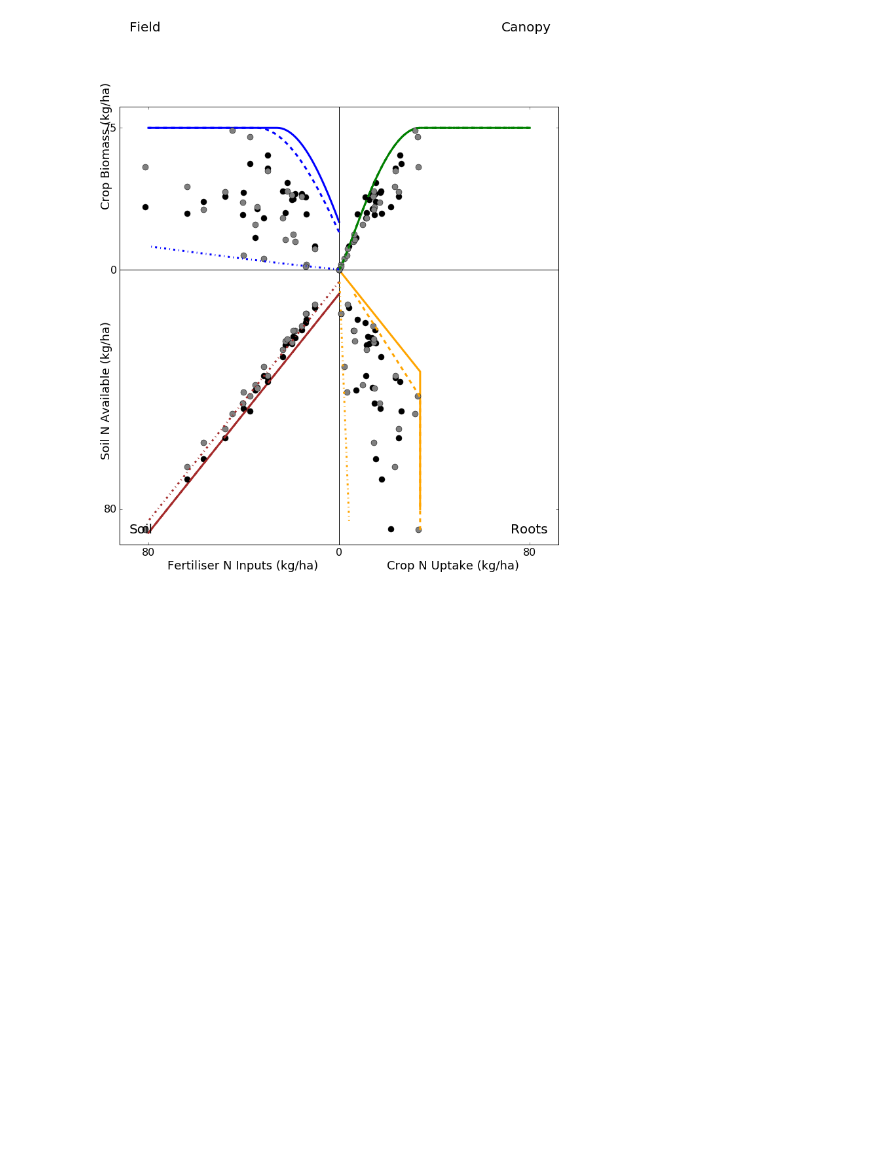
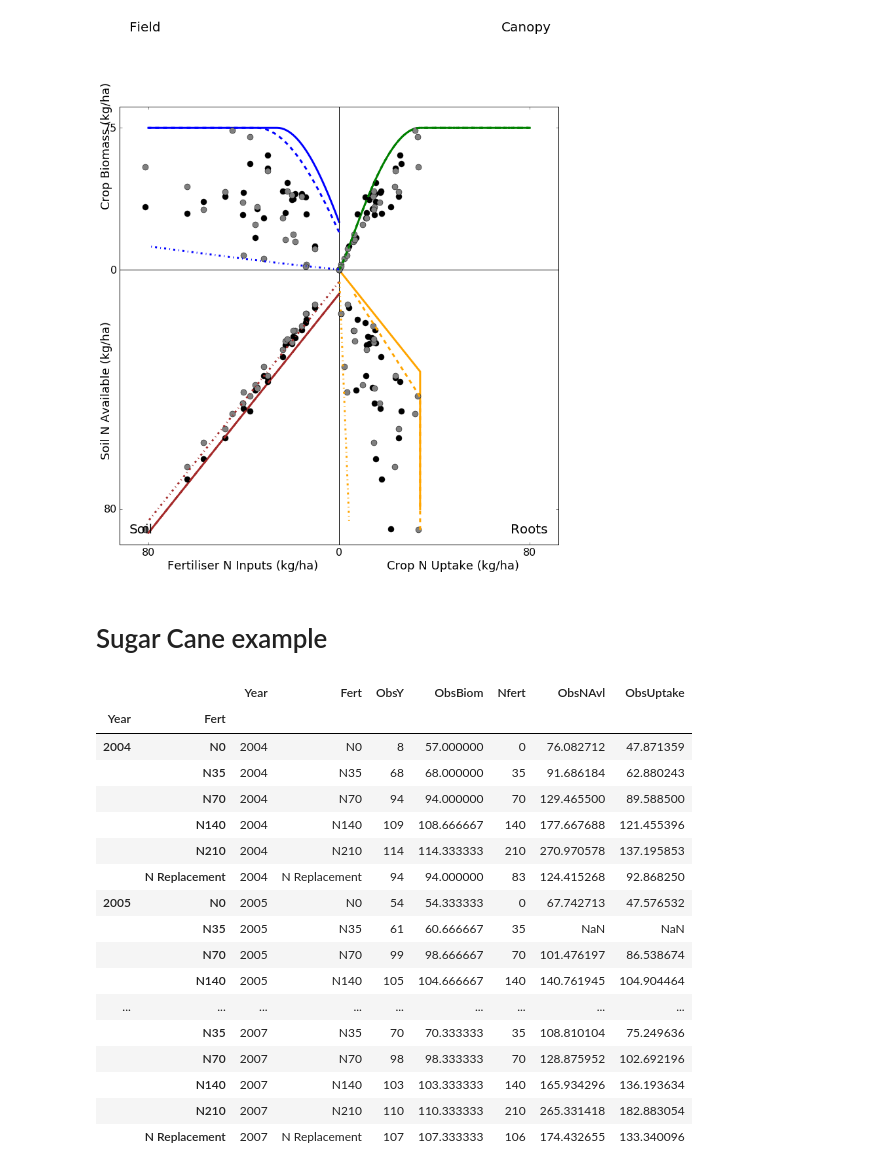
Before and after one commit to HamishBrownPFR/KayaPorterAnalysis, a Jupyter notebook: KPB.ipynb, the cells around one changed output. Cells and saved outputs as stored; diff of their text form; code cells hidden in the pictures; blank space fills up the shorter version.

```diff
--- a/KPB.ipynb
+++ b/KPB.ipynb
@@ -190,3 +207,5 @@ PlotFits(Xmax,0,4,Bmax,75,gama,1,0.05,'-.',PlotMax)
 # PlotWalk(200,Xmax,47,93,gama,0.95,0.4,12000,Bmax,'-.')
 # %% [output]
 [figure]
+# %% [markdown]
+# Sugar Cane example
@@ -192,0 +214,21 @@ PlotFits(Xmax,0,4,Bmax,75,gama,1,0.05,'-.',PlotMax)
+# %%
+SugarKane
+# %% [output]
+|  |  | Year | Fert | ObsY | ObsBiom | Nfert | ObsNAvl | ObsUptake |
+| Year | Fert |  |  |  |  |  |  |  |
+| 2004 | N0 | 2004 | N0 | 8 | 57.000000 | 0 | 76.082712 | 47.871359 |
+|  | N35 | 2004 | N35 | 68 | 68.000000 | 35 | 91.686184 | 62.880243 |
+|  | N70 | 2004 | N70 | 94 | 94.000000 | 70 | 129.465500 | 89.588500 |
+|  | N140 | 2004 | N140 | 109 | 108.666667 | 140 | 177.667688 | 121.455396 |
+|  | N210 | 2004 | N210 | 114 | 114.333333 | 210 | 270.970578 | 137.195853 |
+|  | N Replacement | 2004 | N Replacement | 94 | 94.000000 | 83 | 124.415268 | 92.868250 |
+| 2005 | N0 | 2005 | N0 | 54 | 54.333333 | 0 | 67.742713 | 47.576532 |
+|  | N35 | 2005 | N35 | 61 | 60.666667 | 35 | NaN | NaN |
+|  | N70 | 2005 | N70 | 99 | 98.666667 | 70 | 101.476197 | 86.538674 |
+|  | N140 | 2005 | N140 | 105 | 104.666667 | 140 | 140.761945 | 104.904464 |
+| ... | ... | ... | ... | ... | ... | ... | ... | ... |
+|  | N35 | 2007 | N35 | 70 | 70.333333 | 35 | 108.810104 | 75.249636 |
+|  | N70 | 2007 | N70 | 98 | 98.333333 | 70 | 128.875952 | 102.692196 |
+|  | N140 | 2007 | N140 | 103 | 103.333333 | 140 | 165.934296 | 136.193634 |
+|  | N210 | 2007 | N210 | 110 | 110.333333 | 210 | 265.331418 | 182.883054 |
+|  | N Replacement | 2007 | N Replacement | 107 | 107.333333 | 106 | 174.432655 | 133.340096 |
```
Also changed, not shown: parts of 16 cells of this notebook.
